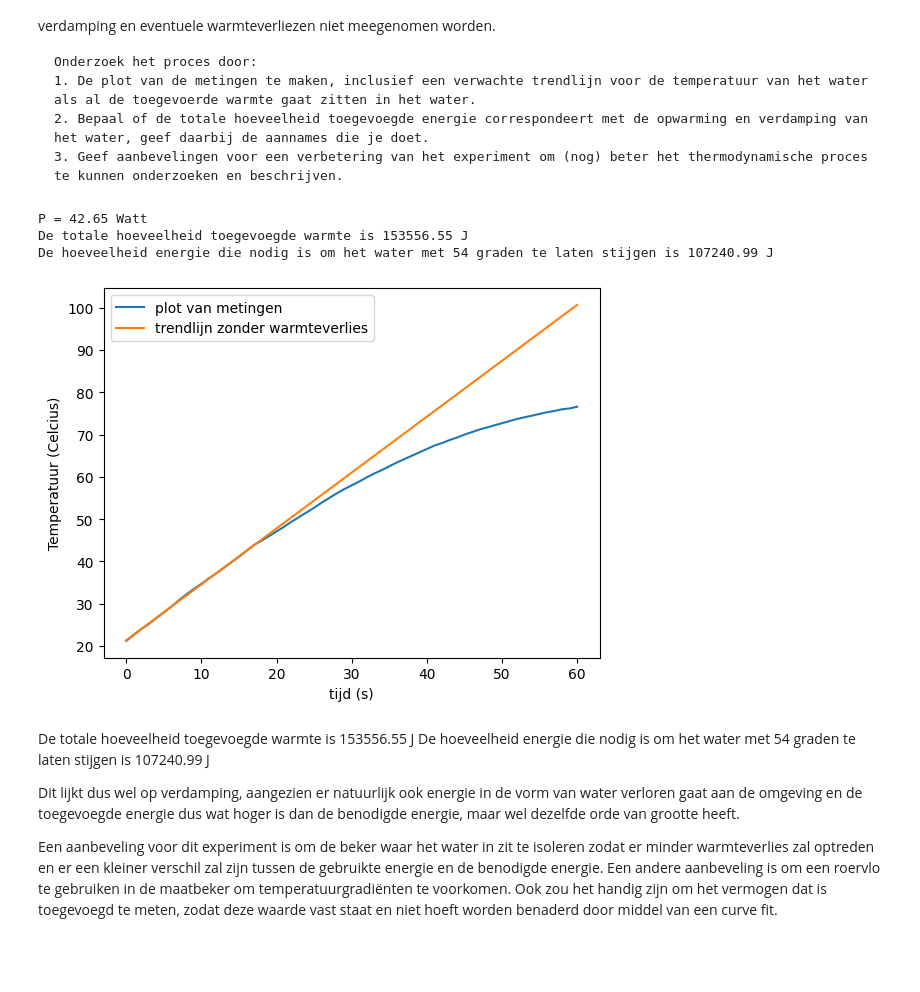
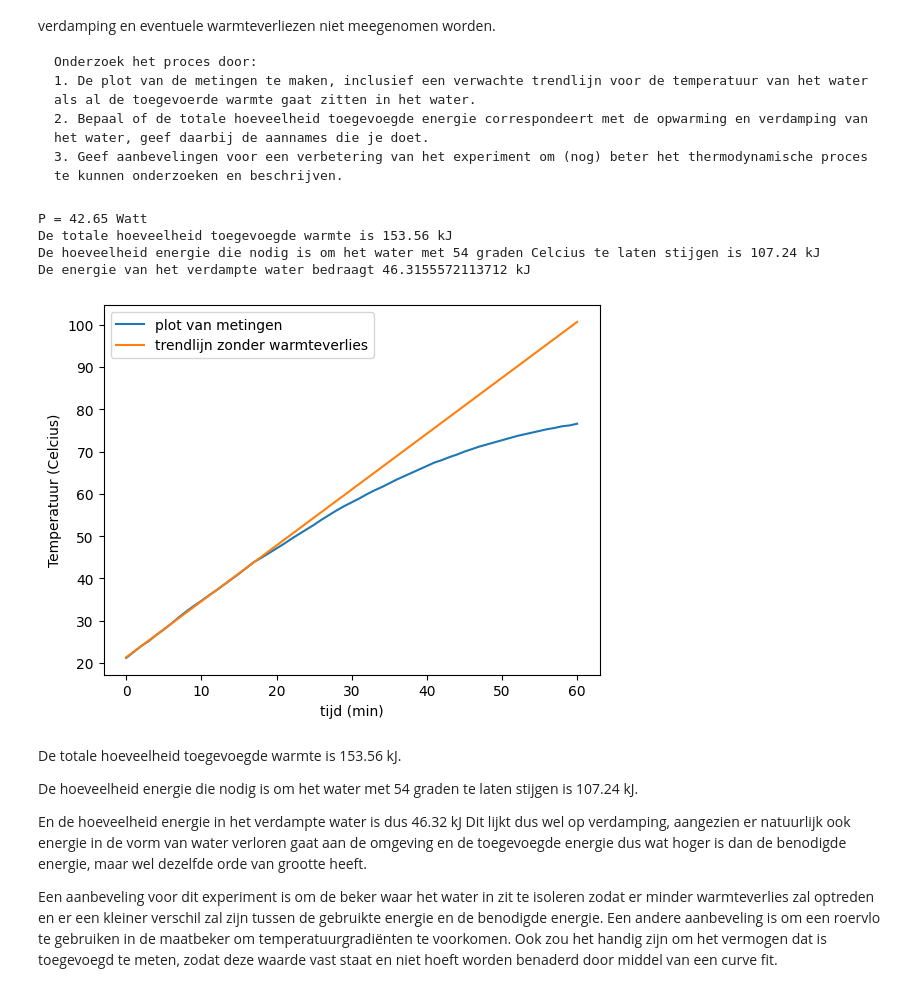
Before and after one commit to ebepolman-bit/Ebun, a Jupyter notebook: Content/Labs/Verdamping.ipynb, the cells around one changed output. Cells and saved outputs as stored; diff of their text form; code cells hidden in the pictures; blank space fills up the shorter version.

```diff
--- a/Content/Labs/Verdamping.ipynb
+++ b/Content/Labs/Verdamping.ipynb
@@ -32,50 +32,58 @@ m_m_en_water_e= 1.2749 #kg
 m_w_b = m_m_en_water_b-m_m
 m_w_e= m_m_en_water_e-m_m
 m_w_gem=(m_w_b+m_w_e)/2
-
+m_verd = m_w_b - m_w_e
 c_water = 4180 #J/kg*K
 
 t_tot_verdamping= t[t<=18]
 T_tot_verdamping =T[t<=18]
 
 dT = max(T)-min(T)
 def f(t,b,c):
     return b*t+c
 
 popt, pcov = curve_fit(f,t_tot_verdamping,T_tot_verdamping)
 
 b=popt[0]
 c=popt[1]
 x_tst = np.linspace(0,60,100)
 y_tst=f(x_tst,*popt)
 
 #b is de helling van de curvefit, deze wordt gebruikt om het vermogen te berekenen, maar moet wel nog naar seconden worden omgezet
 
 a=b/60
 P=m_w_gem*c_water*a
-print("P =", round(P,2), "Watt")
+
 E_tot = P*3600
 E_nodig_voor_stijging = m_w_gem *c_water*dT
-print("De totale hoeveelheid toegevoegde warmte is", round(E_tot,2), "J")
-print("De hoeveelheid energie die nodig is om het water met 54 graden te laten stijgen is", round(E_nodig_voor_stijging,2), "J")
+E_verd = E_tot - E_nodig_voor_stijging
+
+print("P =", round(P,2), "Watt")
+print("De totale hoeveelheid toegevoegde warmte is", round(E_tot/1000,2), "kJ")
+print("De hoeveelheid energie die nodig is om het water met 54 graden Celcius te laten stijgen is", round(E_nodig_voor_stijging/1000,2), "kJ")
+
+print("De energie van het verdampte water bedraagt", E_verd/1000, "kJ")
 
 plt.figure()
 
 plt.plot(t,T, label = "plot van metingen")
-plt.xlabel("tijd (s)")
+plt.xlabel("tijd (min)")
 plt.ylabel("Temperatuur (Celcius)")
 plt.plot(x_tst,y_tst, label="trendlijn zonder warmteverlies")
 plt.legend()
 plt.show()
 # %% [output]
 P = 42.65 Watt
-De totale hoeveelheid toegevoegde warmte is 153556.55 J
-De hoeveelheid energie die nodig is om het water met 54 graden te laten stijgen is 107240.99 J
+De totale hoeveelheid toegevoegde warmte is 153.56 kJ
+De hoeveelheid energie die nodig is om het water met 54 graden Celcius te laten stijgen is 107.24 kJ
+De energie van het verdampte water bedraagt 46.3155572113712 kJ
-[figure, old version]
+[figure, new version]
 # %% [markdown]
-De totale hoeveelheid toegevoegde warmte is 153556.55 J
-De hoeveelheid energie die nodig is om het water met 54 graden te laten stijgen is 107240.99 J
+De totale hoeveelheid toegevoegde warmte is 153.56 kJ.
 
+De hoeveelheid energie die nodig is om het water met 54 graden te laten stijgen is 107.24 kJ.
+
+En de hoeveelheid energie in het verdampte water is dus 46.32 kJ
 Dit lijkt dus wel op verdamping, aangezien er natuurlijk ook energie in de vorm van water verloren gaat aan de omgeving en de toegevoegde energie dus wat hoger is dan de benodigde energie, maar wel dezelfde orde van grootte heeft.
 
 Een aanbeveling voor dit experiment is om de beker waar het water in zit te isoleren zodat er minder warmteverlies zal optreden en er een kleiner verschil zal zijn tussen de gebruikte energie en de benodigde energie. Een andere aanbeveling is om een roervlo te gebruiken in de maatbeker om temperatuurgradiënten te voorkomen. Ook zou het handig zijn om het vermogen dat is toegevoegd te meten, zodat deze waarde vast staat en niet hoeft worden benaderd door middel van een curve fit.
```
